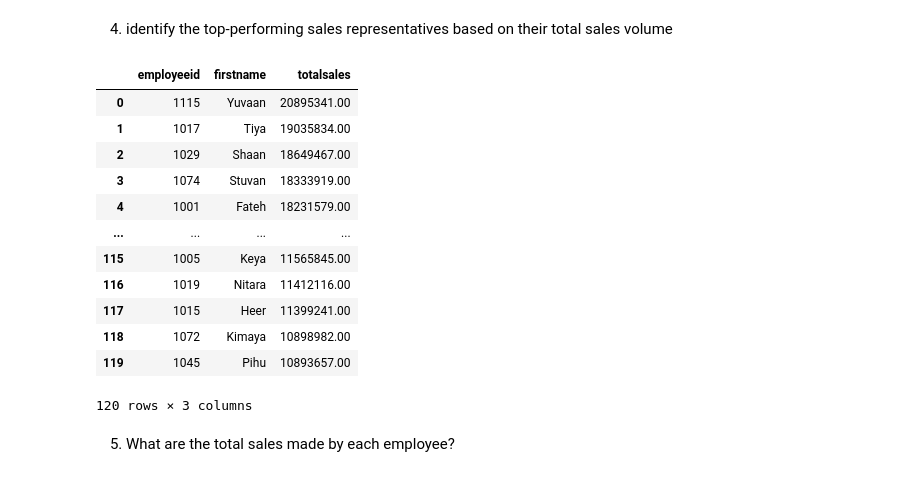
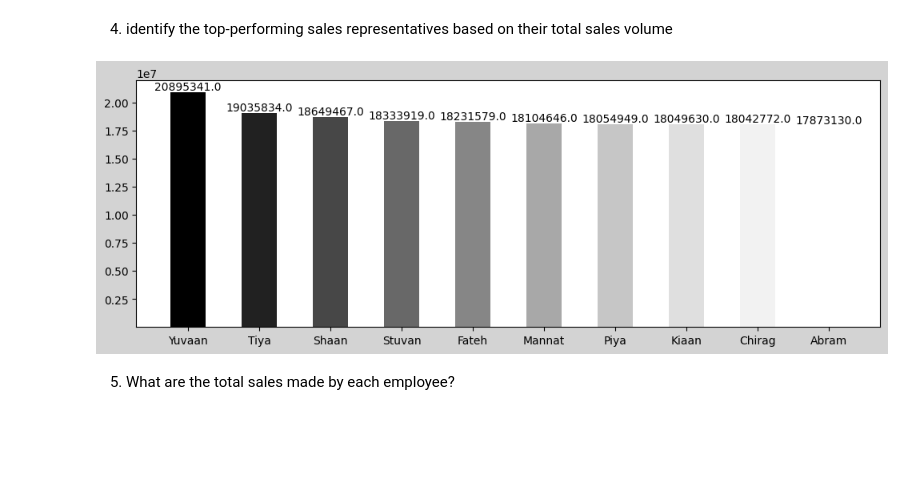
Before and after one commit to MonikaHussain/ecommerce_analysis, a Jupyter notebook: swiftmarket.ipynb, the cells around one changed output. Drawn from its saved outputs; the diff is of its cells as text; code cells hidden in the pictures; blank space fills up the shorter version.

```diff
--- a/swiftmarket.ipynb
+++ b/swiftmarket.ipynb
@@ -428,33 +428,51 @@ plt.show()
 # %% [markdown]
 4. identify the top-performing sales representatives based on their total sales
 volume
+# %%
+cmap_c = np.linspace(1,0,10)
+cmap= plt.cm.Greys(cmap_c)
 # %%
+# query for the graph
 query = """ select t.employeeid,e.firstname,t.totalsales
 from
 (select employeeid,sum(totalprice) as totalsales
 from salesdata
 group by EmployeeID) t
 join employees e
 on t.employeeid=e.EmployeeID
-order by t.totalsales desc;
+order by t.totalsales desc
+limit 10;
 
 """
-df = read_query(query)
-df
+sales_rep = read_query(query)
+sales_rep
+
+
+# fetching values
+names = sales_rep['firstname'].values
+names
+
+sales = sales_rep['totalsales'].astype(float).values
+sales
+
+
+
+# plotting graph
+plt.figure(figsize=(12,4),facecolor='lightgrey')
+plt.bar(height=sales,x=names,bottom=20,width=0.5,color=cmap)
+
+# putting annotations
+
+for i in range(0,len(names)):
+
+    plt.annotate(text=sales[i],xy=(i,sales[i]),
+                 horizontalalignment='center',
+                 verticalalignment='bottom')
+
+
+plt.show()
 # %% [output]
-|  | employeeid | firstname | totalsales |
-| 0 | 1115 | Yuvaan | 20895341.00 |
-| 1 | 1017 | Tiya | 19035834.00 |
-| 2 | 1029 | Shaan | 18649467.00 |
-| 3 | 1074 | Stuvan | 18333919.00 |
-| 4 | 1001 | Fateh | 18231579.00 |
-| ... | ... | ... | ... |
-| 115 | 1005 | Keya | 11565845.00 |
-| 116 | 1019 | Nitara | 11412116.00 |
-| 117 | 1015 | Heer | 11399241.00 |
-| 118 | 1072 | Kimaya | 10898982.00 |
-| 119 | 1045 | Pihu | 10893657.00 |
-120 rows × 3 columns
+[figure, added]
 # %% [markdown]
 5. What are the total sales made by each employee?
 # %%
```
Also changed, not shown: parts of 16 cells of this notebook.
